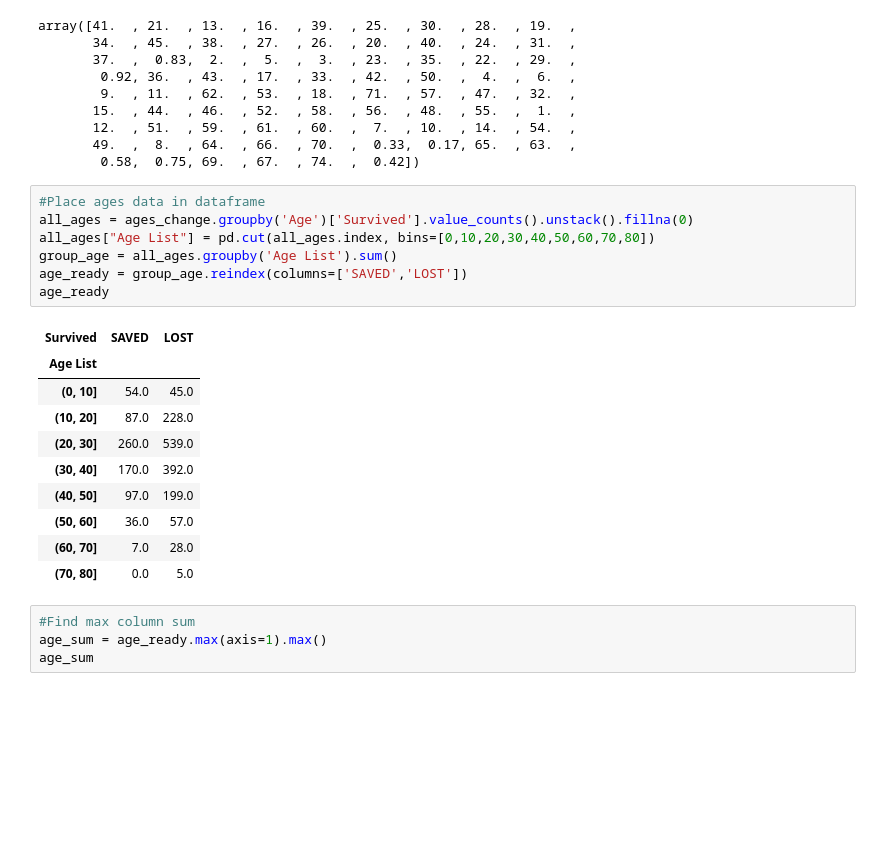
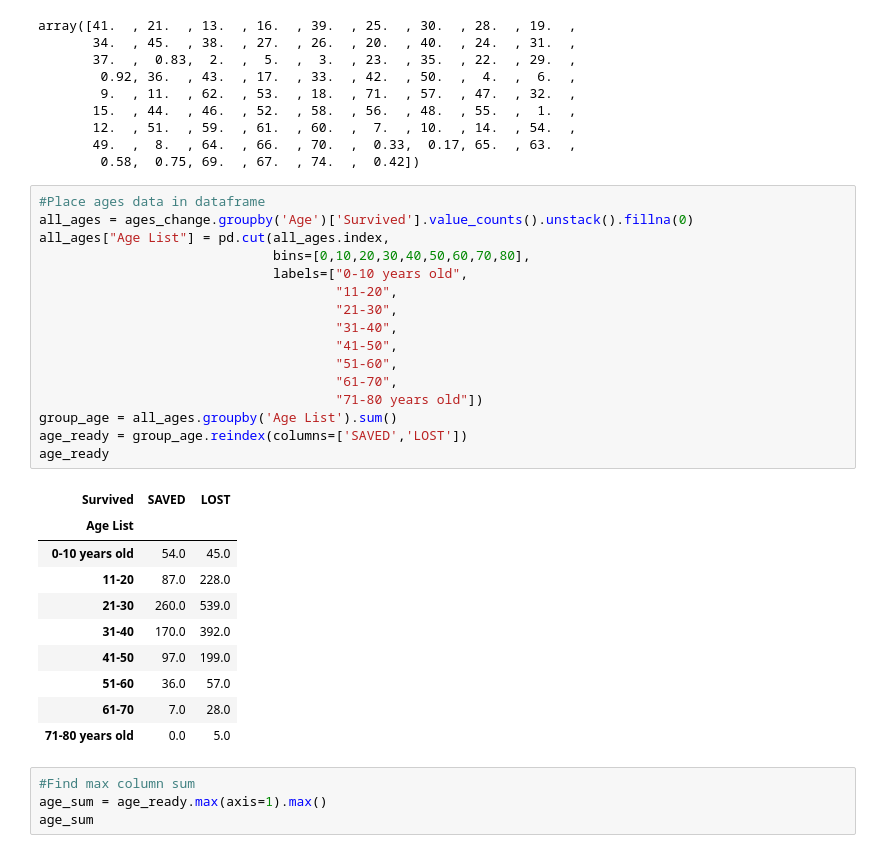
Before and after one commit to nataligracia/webdesign_titanic, a Jupyter notebook: Titanic Passenger and Crew Analysis.ipynb, the cells around one changed output. Drawn from its saved outputs; the diff is of its cells as text; blank space fills up the shorter version.

```diff
--- a/Titanic Passenger and Crew Analysis.ipynb
+++ b/Titanic Passenger and Crew Analysis.ipynb
@@ -183,21 +184,30 @@ array([41.  , 21.  , 13.  , 16.  , 39.  , 25.  , 30.  , 28.  , 19.  ,
 # %%
 #Place ages data in dataframe
 all_ages = ages_change.groupby('Age')['Survived'].value_counts().unstack().fillna(0)
-all_ages["Age List"] = pd.cut(all_ages.index, bins=[0,10,20,30,40,50,60,70,80])
+all_ages["Age List"] = pd.cut(all_ages.index,
+                              bins=[0,10,20,30,40,50,60,70,80],
+                              labels=["0-10 years old",
+                                      "11-20",
+                                      "21-30",
+                                      "31-40",
+                                      "41-50",
+                                      "51-60",
+                                      "61-70",
+                                      "71-80 years old"])
 group_age = all_ages.groupby('Age List').sum()
 age_ready = group_age.reindex(columns=['SAVED','LOST'])
 age_ready
 # %% [output]
 | Survived | SAVED | LOST |
 | Age List |  |  |
-| (0, 10] | 54.0 | 45.0 |
-| (10, 20] | 87.0 | 228.0 |
-| (20, 30] | 260.0 | 539.0 |
-| (30, 40] | 170.0 | 392.0 |
-| (40, 50] | 97.0 | 199.0 |
-| (50, 60] | 36.0 | 57.0 |
-| (60, 70] | 7.0 | 28.0 |
-| (70, 80] | 0.0 | 5.0 |
+| 0-10 years old | 54.0 | 45.0 |
+| 11-20 | 87.0 | 228.0 |
+| 21-30 | 260.0 | 539.0 |
+| 31-40 | 170.0 | 392.0 |
+| 41-50 | 97.0 | 199.0 |
+| 51-60 | 36.0 | 57.0 |
+| 61-70 | 7.0 | 28.0 |
+| 71-80 years old | 0.0 | 5.0 |
 # %%
 #Find max column sum
 age_sum = age_ready.max(axis=1).max()
```
Also changed, not shown: parts of 12 cells of this notebook, 14 other files.
